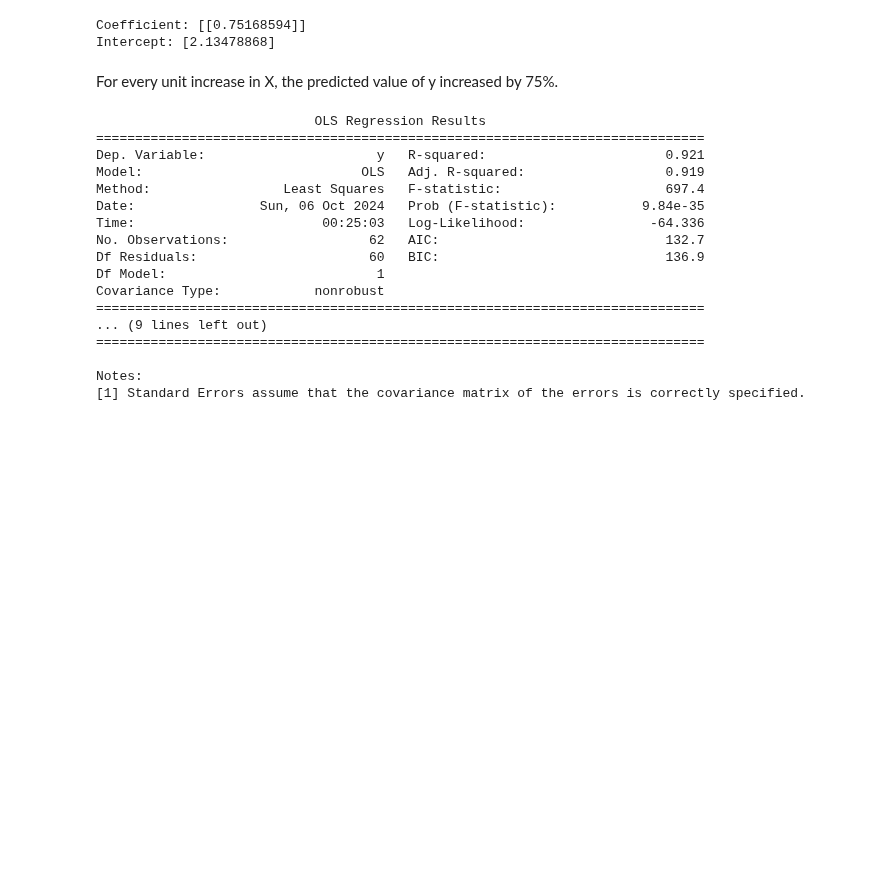
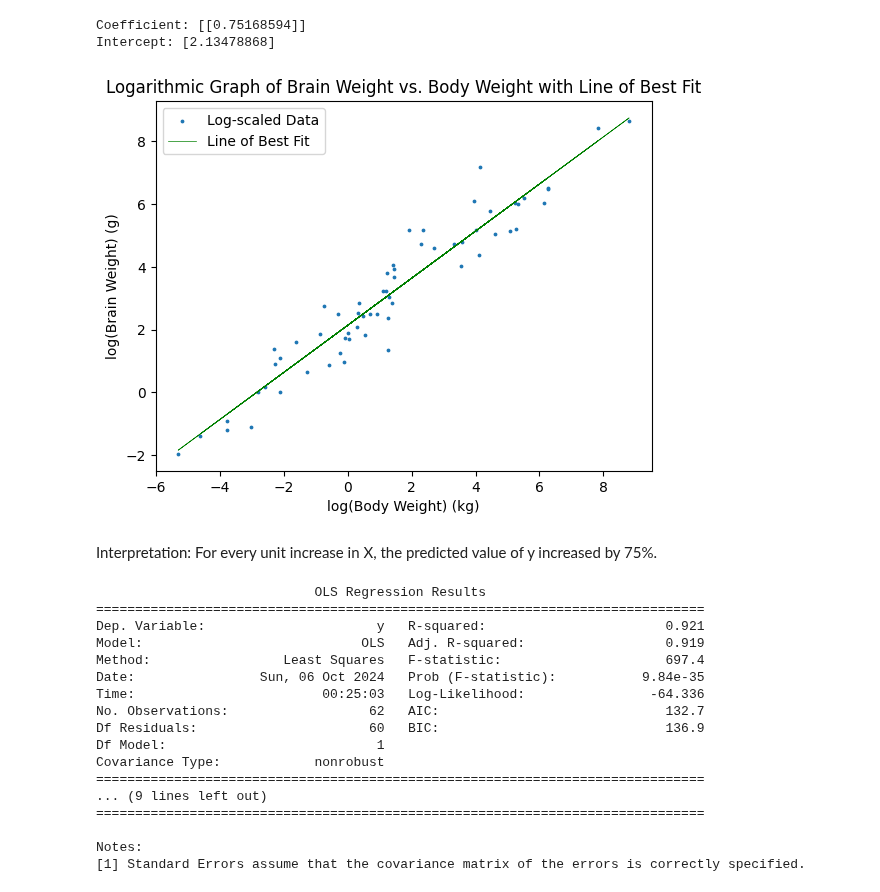
Before and after one commit to AIPI510/aipi510-fall24, a Jupyter notebook: regression-coefficients.ipynb, the cells around one changed output. Cells and saved outputs as stored; diff of their text form; code cells hidden in the pictures; blank space fills up the shorter version.

```diff
--- a/regression-coefficients.ipynb
+++ b/regression-coefficients.ipynb
@@ -46,8 +52,21 @@ print(f'Intercept: {model.intercept_}')
 # %% [output]
 Coefficient: [[0.75168594]]
 Intercept: [2.13478868]
+# %%
+# Plot regression line
+y_pred = m*x + b
+
+plt.scatter(x, y, s=3, label="Log-scaled Data")
+plt.plot(x, y_pred, color = 'green', linewidth=0.5, label = "Line of Best Fit")
+plt.legend()
+plt.xlabel("log(Body Weight) (kg)")
+plt.ylabel("log(Brain Weight) (g)")
+plt.title("Logarithmic Graph of Brain Weight vs. Body Weight with Line of Best Fit")
+plt.show()
+# %% [output]
+[figure, added]
 # %% [markdown]
-For every unit increase in X, the predicted value of y increased by 75%.
+Interpretation: For every unit increase in X, the predicted value of y increased by 75%.
 # %%
 import statsmodels.api as sm
 
```
Also changed, not shown: parts of 7 cells of this notebook.
